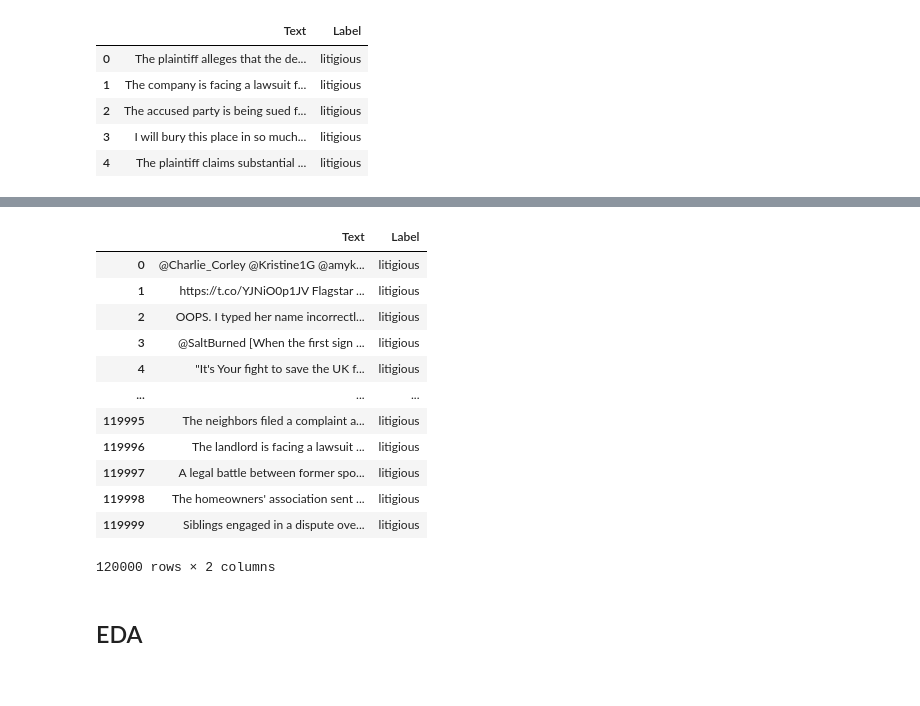
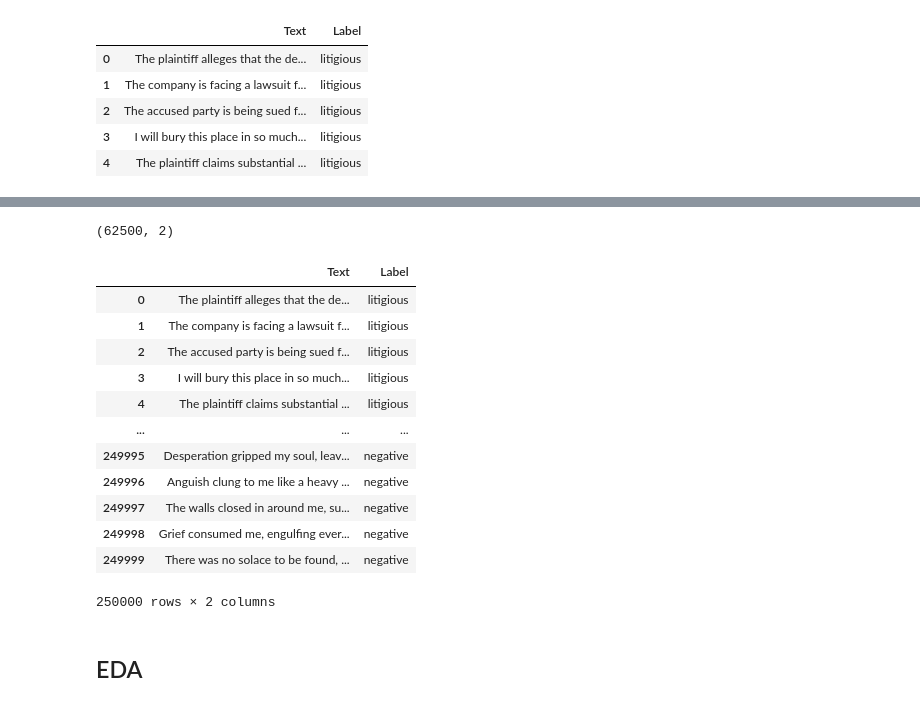
Before and after one commit to coderacheal/Sunday, a Jupyter notebook: Sentiment_analysis.ipynb, the cells around one changed output, grey strips where cells are left out. Cells and saved outputs as stored; diff of their text form; code cells hidden in the pictures.

Commit message:
Using 100 ChatGPT generated sentences to train model

```diff
--- a/Sentiment_analysis.ipynb
+++ b/Sentiment_analysis.ipynb
@@ -170,0 +258,43 @@ engineered_litigious_df.shape
+# %%
+uncertainty_records = []
+
+uncertainty_sentences = [
+    "I'm not quite sure how things will turn out in the end.",
+    "There seems to be a lot of unknowns in this situation.",
+    "It's hard to say for certain what the future holds.",
+    "I find myself grappling with doubt and uncertainty.",
+    "There's a sense of ambiguity surrounding this decision.",
+    "I'm not entirely confident in my ability to make the right choice.",
+    "Uncertainty clouds my judgment, making it difficult to decide.",
+    "The outcome is up in the air, leaving me feeling unsure.",
+    "I can't say with absolute certainty what the best course of action is.",
+    "There's a lingering sense of doubt that I can't shake off.",
+    "It feels like I'm navigating through a fog of uncertainty.",
+    "The answers to my questions remain elusive and uncertain.",
+    "I'm caught in a state of indecision, unsure which path to take.",
+    "There's a constant nagging of uncertainty at the back of my mind.",
+    "I find myself second-guessing every step I take.",
+    "It's a complex situation, leaving me uncertain about the right approach.",
+    "I'm wavering between different possibilities, unable to commit.",
+    "The future feels unpredictable, with no clear path forward.",
+    "There are so many variables at play, making it hard to predict the outcome.",
+    "I'm grappling with a sense of doubt and unease about what lies ahead.",
+    "The situation is filled with ambiguity, leaving me feeling lost.",
+    "I'm uncertain about the implications and consequences of my choices.",
+    "The answers I seek remain elusive, leaving me in a state of uncertainty.",
+    "I'm struggling to find clarity amidst a sea of uncertainties.",
+    "It's a challenging decision to make, and I'm uncertain about the right path."
+]
+
+
+for i in range(2500):
+  for sentence in uncertainty_sentences:
+    text = sentence
+    label = 'uncertainty'
+    record = {'Text': text, 'Label': label}
+    uncertainty_records.append(record)
+
+
+uncertainty_df = pd.DataFrame(uncertainty_records)
+
+uncertainty_df.head()
@@ -171,20 +308,24 @@ engineered_litigious_df.shape
+# %%
+uncertainty_df.shape
+# %% [output]
+(62500, 2)
 # %%
-data = pd.concat([litigious_df, uncertainty_df, positive_df, negative_df, engineered_litigious_df], axis=0, ignore_index=True)
+data = pd.concat([litigious_df, uncertainty_df, positive_df, negative_df], axis=0, ignore_index=True)
 data
 # %% [output]
 |  | Text | Label |
-| 0 | @Charlie_Corley @Kristine1G @amyk... | litigious |
-| 1 | https://t.co/YJNiO0p1JV Flagstar ... | litigious |
-| 2 | OOPS. I typed her name incorrectl... | litigious |
-| 3 | @SaltBurned [When the first sign ... | litigious |
-| 4 | "It's Your fight to save the UK f... | litigious |
+| 0 | The plaintiff alleges that the de... | litigious |
+| 1 | The company is facing a lawsuit f... | litigious |
+| 2 | The accused party is being sued f... | litigious |
+| 3 | I will bury this place in so much... | litigious |
+| 4 | The plaintiff claims substantial ... | litigious |
 | ... | ... | ... |
-| 119995 | The neighbors filed a complaint a... | litigious |
-| 119996 | The landlord is facing a lawsuit ... | litigious |
-| 119997 | A legal battle between former spo... | litigious |
-| 119998 | The homeowners' association sent ... | litigious |
-| 119999 | Siblings engaged in a dispute ove... | litigious |
+| 249995 | Desperation gripped my soul, leav... | negative |
+| 249996 | Anguish clung to me like a heavy ... | negative |
+| 249997 | The walls closed in around me, su... | negative |
+| 249998 | Grief consumed me, engulfing ever... | negative |
+| 249999 | There was no solace to be found, ... | negative |
-120000 rows × 2 columns
+250000 rows × 2 columns
 # %% [markdown]
 ## EDA
 # %%
```
Also changed, not shown: parts of 53 cells of this notebook.
